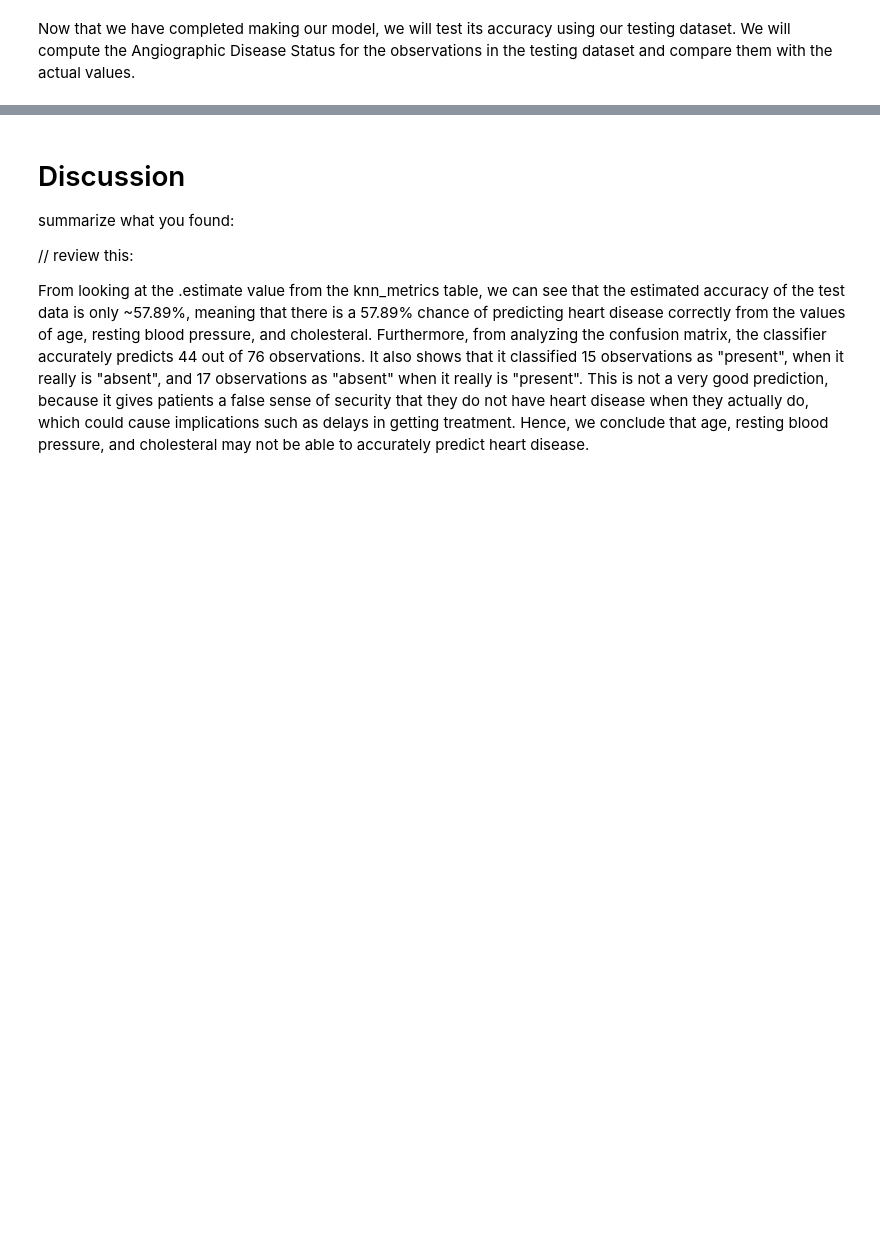
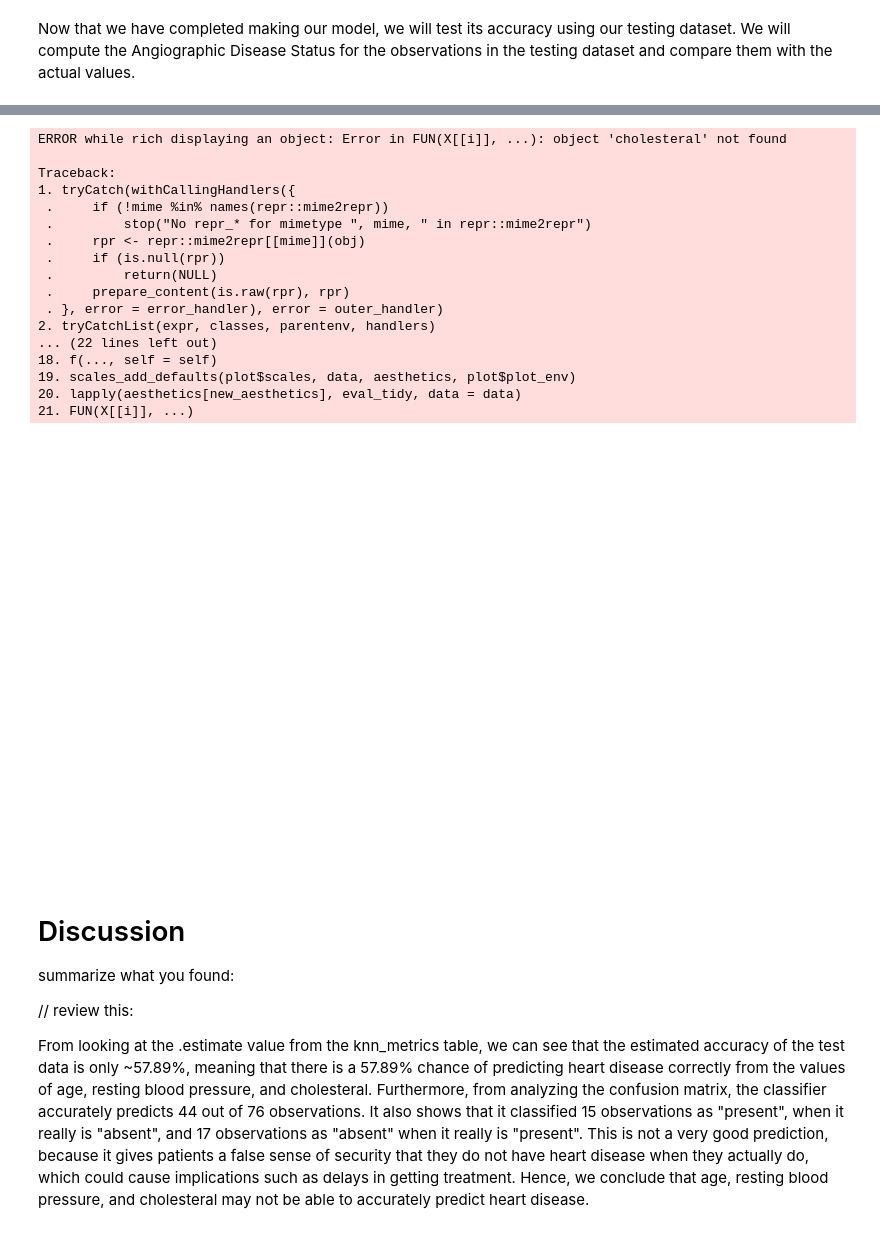
Before and after one commit to VivaanWadhwa/Heart_Disease_Prediction, a Jupyter notebook: Project_Report.ipynb, the cells around one changed output, grey strips where cells are left out. Drawn from its saved outputs; the diff is of its cells as text; code cells hidden in the pictures; blank space fills up the shorter version.

```diff
--- a/Project_Report.ipynb
+++ b/Project_Report.ipynb
@@ -284,3 +309,26 @@ Prediction Absent Present
+# %%
+age_v_chol_wrong_preds <- ggplot(plot, aes(x = cholesteral, y = age, colour = prediction, shape = prediction)) +
+    geom_point(size = 4)
+age_v_chol_wrong_preds
+# %% [output]
+ERROR while rich displaying an object: Error in FUN(X[[i]], ...): object 'cholesteral' not found
+
+Traceback:
+1. tryCatch(withCallingHandlers({
+ .     if (!mime %in% names(repr::mime2repr))
+ .         stop("No repr_* for mimetype ", mime, " in repr::mime2repr")
+ .     rpr <- repr::mime2repr[[mime]](obj)
+ .     if (is.null(rpr))
+ .         return(NULL)
+ .     prepare_content(is.raw(rpr), rpr)
+ . }, error = error_handler), error = outer_handler)
+2. tryCatchList(expr, classes, parentenv, handlers)
+... (22 lines left out)
+18. f(..., self = self)
+19. scales_add_defaults(plot$scales, data, aesthetics, plot$plot_env)
+20. lapply(aesthetics[new_aesthetics], eval_tidy, data = data)
+21. FUN(X[[i]], ...)
+[figure, added]
 # %% [markdown]
 # Discussion
 
```
Also changed, not shown: parts of 5 cells of this notebook.
